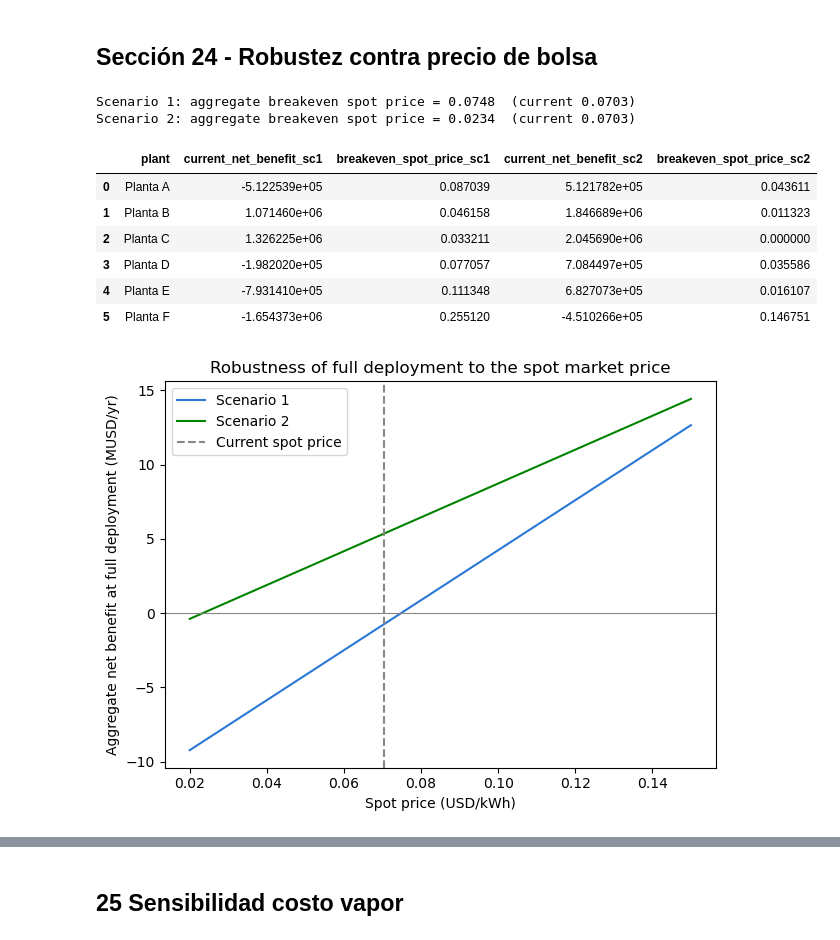
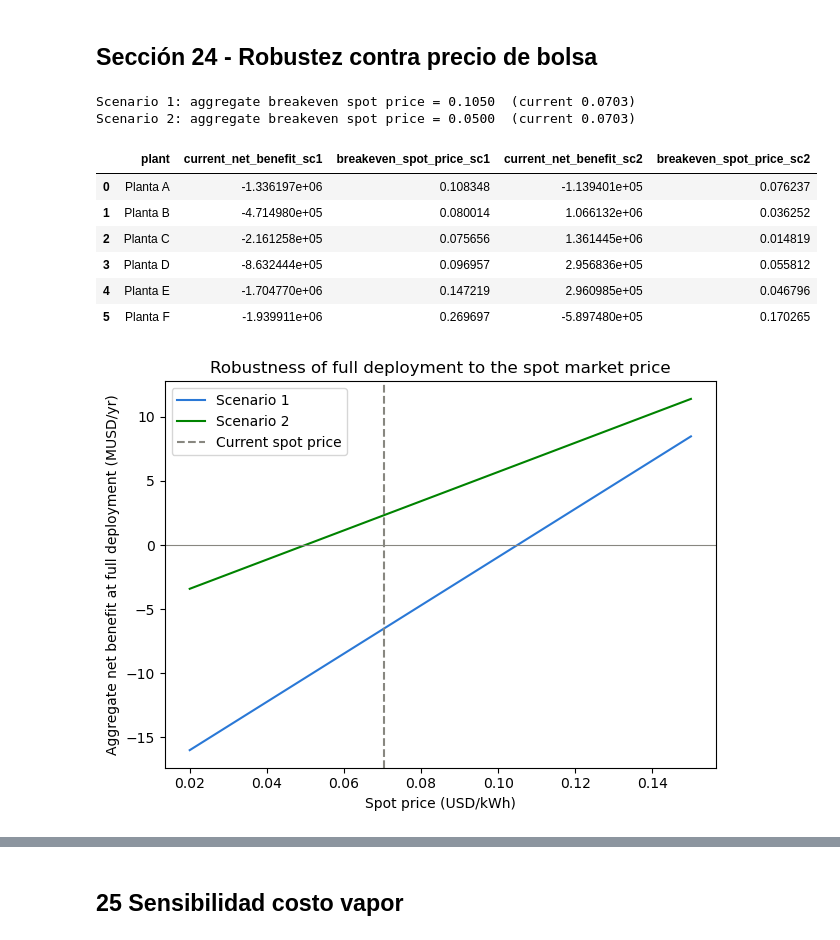
Before and after one commit to juncal0/valorizacion-biomasa-palma, a Jupyter notebook: 01_notebook_v3_CAPEX_corregido.ipynb, the cells around one changed output, grey strips where cells are left out. Saved outputs shown, nothing was run; the diff lists cells and outputs as text; code cells hidden in the pictures.

```diff
--- a/01_notebook_v3_CAPEX_corregido.ipynb
+++ b/01_notebook_v3_CAPEX_corregido.ipynb
@@ -5595,21 +5601,10 @@ Esc.2 suma = 5344687  esperado 6,334,963
 # %% [markdown]
 ## Sección 24 - Robustez contra precio de bolsa
 # %%
-# ============================================================
-# SECCIÓN 24 — Análisis 4: robustez del resultado al precio de bolsa
-# Al fijar despliegue=100% las cantidades físicas son constantes;
-# el beneficio es lineal en el precio de bolsa -> precio de quiebre exacto.
-# ============================================================
-def _beneficio_planta_bolsa(r, capex_turbina_cat, capex_fijo_dict, precio_bolsa):
-    p, auto, exced = r['planta'], r['autoconsumo_kWh'], r['excedente_kWh']
-    permuta = min(exced, auto); resto = exced - permuta
-    rev_export = permuta*PRECIO_TRAMO_12_dict[p] + resto*precio_bolsa
-    ingreso = auto*PRECIO_TRAMO_12_dict[p] + rev_export
-    capex_var = (capex_turbina_cat[int(round(r['cap_turbina_kW']))]
-                 + round(r['cap_biogas_kW']/TAMANO_UNIDAD_BIOGAS_KW)*CAPEX_UNIDAD_BIOGAS)
-    return (ingreso - capex_var/PVAF - capex_var*PCT_OPERACION_ANUAL - costo_oport_dict[p]
-            - capex_fijo_dict[p]/PVAF - capex_fijo_dict[p]*PCT_OPERACION_ANUAL)
-
+# ==========================================================
+# SECCIÓN 24 - Regenerar completo: precio de equilibrio por
+# planta y agregado, mas la figura, con la funcion corregida
+# ==========================================================
 def _breakeven_price(f, lo=0.0, hi=0.30):
     if f(hi) < 0: return None
     if f(lo) > 0: return 0.0
@@ -5618,49 +5613,51 @@ def _breakeven_price(f, lo=0.0, hi=0.30):
         if f(mid) > 0: hi = mid
         else: lo = mid
     return (lo+hi)/2
 
-def price_robustness(df_plantas, capex_turbina_cat, capex_fijo_dict, nombre):
+def price_robustness(df_plantas, capex_turbina_cat, capex_fijo_dict, factor_util_col, nombre):
     sub = df_plantas[df_plantas['punto'] == df_plantas['punto'].max()]
     filas = []
     for _, r in sub.iterrows():
-        f = lambda b, r=r: _beneficio_planta_bolsa(r, capex_turbina_cat, capex_fijo_dict, b)
+        f = lambda b, r=r: _beneficio_planta_bolsa(r, capex_turbina_cat, capex_fijo_dict, b,
+                                                       costo_oport_raquis_dict, factor_util_col)
         filas.append({'plant': r['planta'], 'current_net_benefit': f(PRECIO_BOLSA_PROMEDIO),
                       'breakeven_spot_price': _breakeven_price(f)})
-    agg = lambda b: sum(_beneficio_planta_bolsa(r, capex_turbina_cat, capex_fijo_dict, b)
+    agg = lambda b: sum(_beneficio_planta_bolsa(r, capex_turbina_cat, capex_fijo_dict, b,
+                                                   costo_oport_raquis_dict, factor_util_col)
                         for _, r in sub.iterrows())
     print(f"{nombre}: aggregate breakeven spot price = {_breakeven_price(agg):.4f}  (current {PRECIO_BOLSA_PROMEDIO})")
     return pd.DataFrame(filas)
 
-rob_e1 = price_robustness(df_pareto_plantas,    CAPEX_TURBINA_ESC1, capex_fijo_esc1_dict, "Scenario 1")
-rob_e2 = price_robustness(df_pareto_plantas_e2, CAPEX_TURBINA_ESC2, capex_fijo_esc2_dict, "Scenario 2")
+rob_e1 = price_robustness(df_pareto_plantas,    CAPEX_TURBINA_ESC1, capex_fijo_esc1_dict, 'factor_utilizacion', "Scenario 1")
+rob_e2 = price_robustness(df_pareto_plantas_e2, CAPEX_TURBINA_ESC2, capex_fijo_esc2_dict, 'factor_util_biogas', "Scenario 2")
 display(rob_e1.merge(rob_e2, on='plant', suffixes=('_sc1','_sc2')))
 
 import matplotlib.pyplot as plt
 precios = np.arange(0.02, 0.151, 0.002)
-for df_p, ct, fj, lab, color in [
-    (df_pareto_plantas,    CAPEX_TURBINA_ESC1, capex_fijo_esc1_dict, 'Scenario 1', '#2a78d6'),
-    (df_pareto_plantas_e2, CAPEX_TURBINA_ESC2, capex_fijo_esc2_dict, 'Scenario 2', '#008300'),
+for df_p, ct, fj, futil, lab, color in [
+    (df_pareto_plantas,    CAPEX_TURBINA_ESC1, capex_fijo_esc1_dict, 'factor_utilizacion', 'Scenario 1', '#2a78d6'),
+    (df_pareto_plantas_e2, CAPEX_TURBINA_ESC2, capex_fijo_esc2_dict, 'factor_util_biogas', 'Scenario 2', '#008300'),
 ]:
     sub = df_p[df_p['punto'] == df_p['punto'].max()]
-    y = [sum(_beneficio_planta_bolsa(r, ct, fj, b) for _, r in sub.iterrows())/1e6 for b in precios]
+    y = [sum(_beneficio_planta_bolsa(r, ct, fj, b, costo_oport_raquis_dict, futil) for _, r in sub.iterrows())/1e6 for b in precios]
     plt.plot(precios, y, label=lab, color=color)
 plt.axhline(0, color='#888780', lw=0.8)
 plt.axvline(PRECIO_BOLSA_PROMEDIO, ls='--', color='#888780', label='Current spot price')
 plt.xlabel('Spot price (USD/kWh)')
 plt.ylabel('Aggregate net benefit at full deployment (MUSD/yr)')
 plt.title('Robustness of full deployment to the spot market price')
 plt.legend()
 plt.tight_layout()
-plt.savefig('spot_price_robustness.png', dpi=150)
+plt.savefig('spot_price_robustness_v2.png', dpi=150)
 plt.show()
 # %% [output]
-Scenario 1: aggregate breakeven spot price = 0.0748  (current 0.0703)
-Scenario 2: aggregate breakeven spot price = 0.0234  (current 0.0703)
+Scenario 1: aggregate breakeven spot price = 0.1050  (current 0.0703)
+Scenario 2: aggregate breakeven spot price = 0.0500  (current 0.0703)
 |  | plant | current_net_benefit_sc1 | breakeven_spot_price_sc1 | current_net_benefit_sc2 | breakeven_spot_price_sc2 |
-| 0 | Planta A | -5.122539e+05 | 0.087039 | 5.121782e+05 | 0.043611 |
-| 1 | Planta B | 1.071460e+06 | 0.046158 | 1.846689e+06 | 0.011323 |
-| 2 | Planta C | 1.326225e+06 | 0.033211 | 2.045690e+06 | 0.000000 |
-| 3 | Planta D | -1.982020e+05 | 0.077057 | 7.084497e+05 | 0.035586 |
-| 4 | Planta E | -7.931410e+05 | 0.111348 | 6.827073e+05 | 0.016107 |
-| 5 | Planta F | -1.654373e+06 | 0.255120 | -4.510266e+05 | 0.146751 |
+| 0 | Planta A | -1.336197e+06 | 0.108348 | -1.139401e+05 | 0.076237 |
+| 1 | Planta B | -4.714980e+05 | 0.080014 | 1.066132e+06 | 0.036252 |
+| 2 | Planta C | -2.161258e+05 | 0.075656 | 1.361445e+06 | 0.014819 |
+| 3 | Planta D | -8.632444e+05 | 0.096957 | 2.956836e+05 | 0.055812 |
+| 4 | Planta E | -1.704770e+06 | 0.147219 | 2.960985e+05 | 0.046796 |
+| 5 | Planta F | -1.939911e+06 | 0.269697 | -5.897480e+05 | 0.170265 |
-[figure, old version]
+[figure, new version]
```
Also changed, not shown: parts of 35 cells of this notebook, 23 other files.
